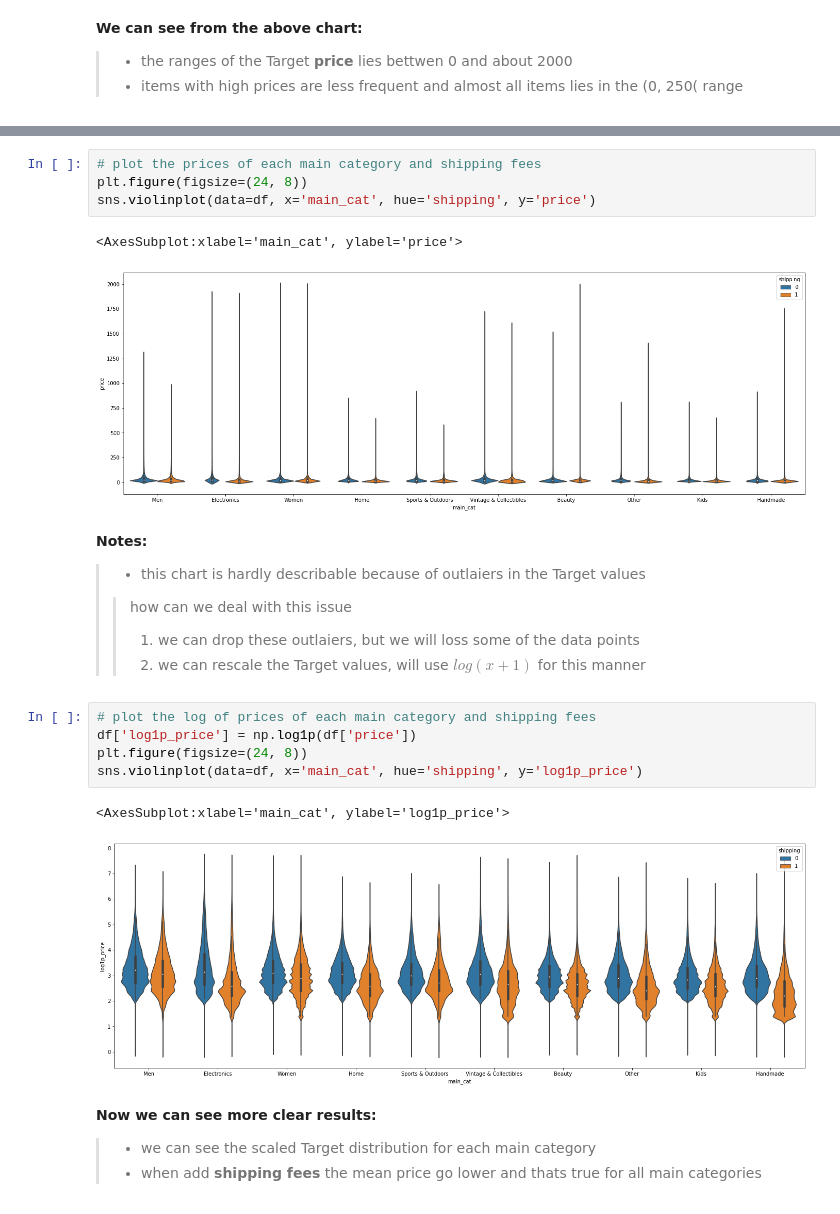
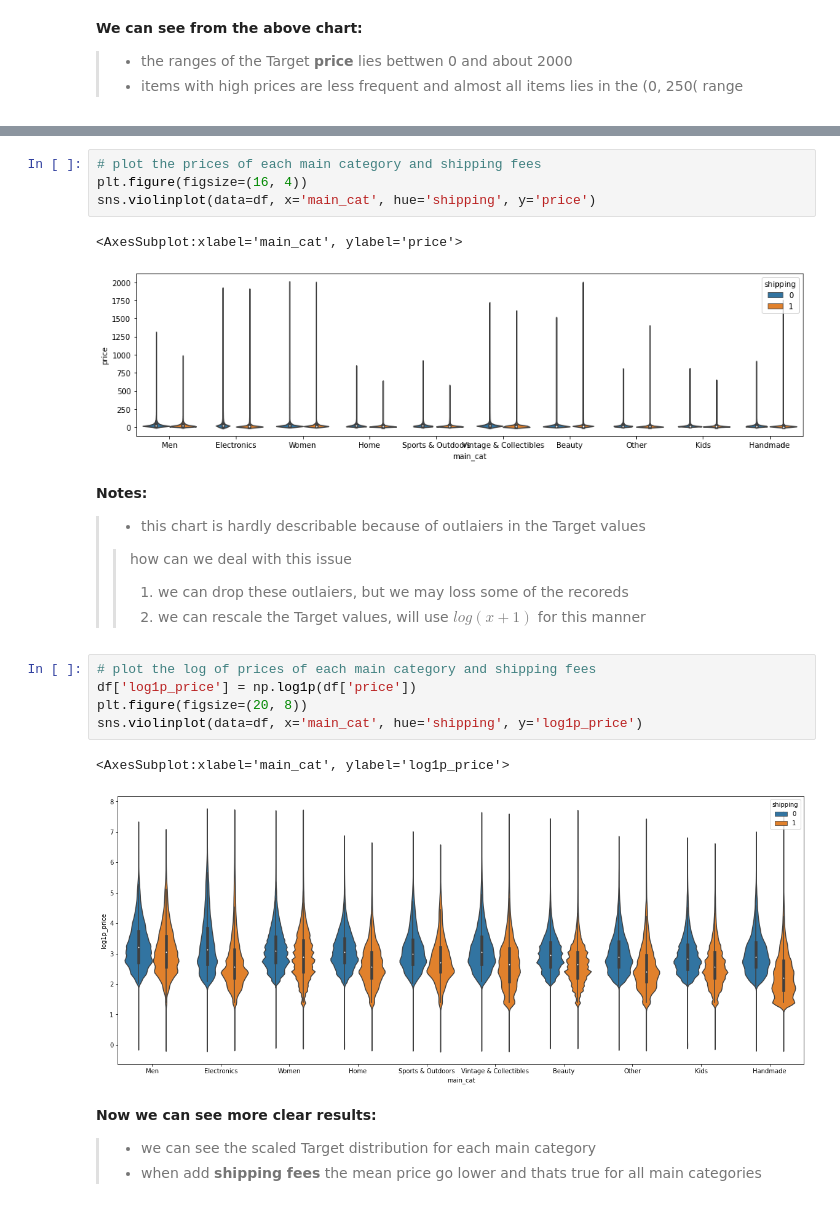
Before and after one commit to baselhx2/mercari, a Jupyter notebook: mpsc_eda.ipynb, the cells around one changed output, grey strips where cells are left out. Saved outputs shown, nothing was run; the diff lists cells and outputs as text.

```diff
--- a/mpsc_eda.ipynb
+++ b/mpsc_eda.ipynb
@@ -199,24 +185,24 @@ df[TARGET].plot.hist(bins=100)
 # %%
 # plot the prices of each main category and shipping fees
-plt.figure(figsize=(24, 8))
+plt.figure(figsize=(16, 4))
 sns.violinplot(data=df, x='main_cat', hue='shipping', y='price')
 # %% [output]
 <AxesSubplot:xlabel='main_cat', ylabel='price'>
-[figure, old version]
+[figure, new version]
 # %% [markdown]
 **Notes:**
 > - this chart is hardly describable because of outlaiers in the Target values
 >> how can we deal with this issue
->> 1. we can drop these outlaiers, but we will loss some of the data points
+>> 1. we can drop these outlaiers, but we may loss some of the recoreds
 >> 2. we can rescale the Target values, will use $log(x + 1)$ for this manner
 # %%
 # plot the log of prices of each main category and shipping fees
 df['log1p_price'] = np.log1p(df['price'])
-plt.figure(figsize=(24, 8))
+plt.figure(figsize=(20, 8))
 sns.violinplot(data=df, x='main_cat', hue='shipping', y='log1p_price')
 # %% [output]
 <AxesSubplot:xlabel='main_cat', ylabel='log1p_price'>
-[figure, old version]
+[figure, new version]
 # %% [markdown]
 **Now we can see more clear results:**
 > - we can see the scaled Target distribution for each main category
```
Also changed, not shown: parts of 17 cells of this notebook.
